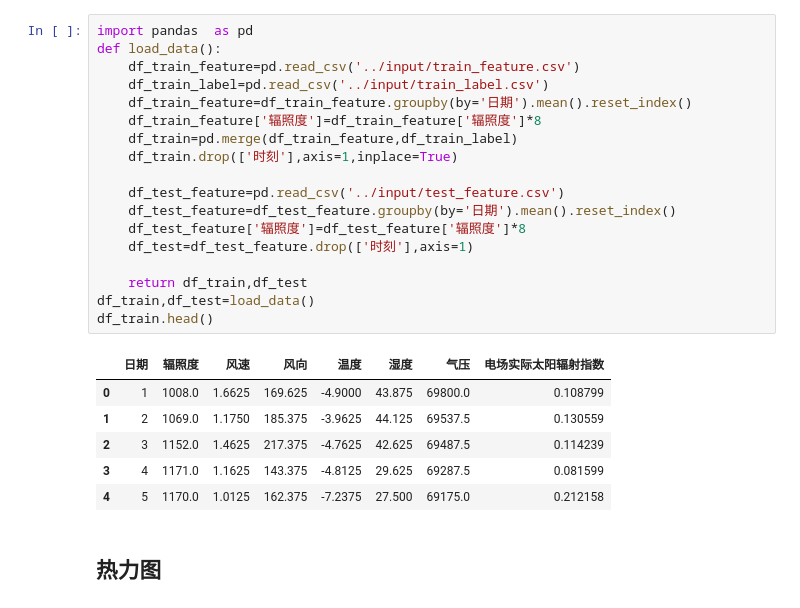
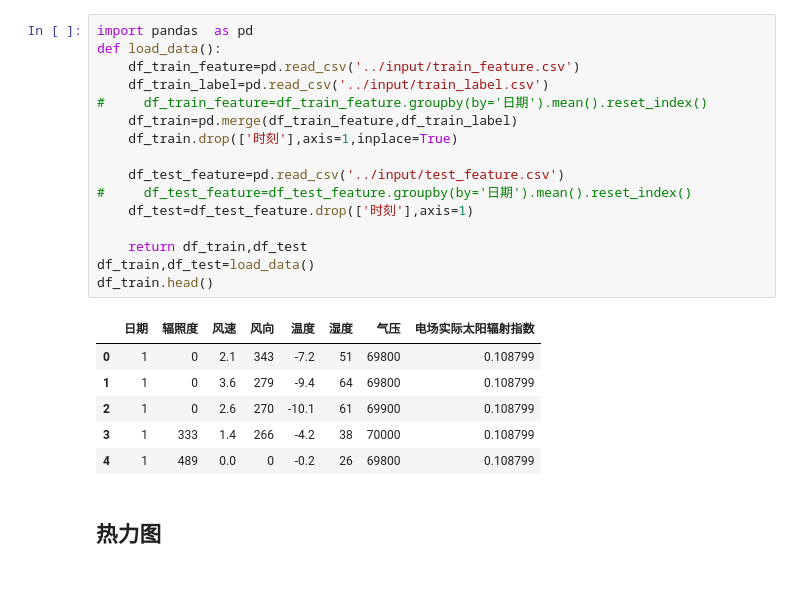
Before and after one commit to yanqiangmiffy/solar-radiation-index, a Jupyter notebook: notes/数据分析.ipynb, the cells around one changed output. Drawn from its saved outputs; the diff is of its cells as text.

```diff
--- a/notes/数据分析.ipynb
+++ b/notes/数据分析.ipynb
@@ -1,28 +1,26 @@
 # %%
 import pandas  as pd
 def load_data():
     df_train_feature=pd.read_csv('../input/train_feature.csv')
     df_train_label=pd.read_csv('../input/train_label.csv')
-    df_train_feature=df_train_feature.groupby(by='日期').mean().reset_index()
-    df_train_feature['辐照度']=df_train_feature['辐照度']*8
+#     df_train_feature=df_train_feature.groupby(by='日期').mean().reset_index()
     df_train=pd.merge(df_train_feature,df_train_label)
     df_train.drop(['时刻'],axis=1,inplace=True)
 
     df_test_feature=pd.read_csv('../input/test_feature.csv')
-    df_test_feature=df_test_feature.groupby(by='日期').mean().reset_index()
-    df_test_feature['辐照度']=df_test_feature['辐照度']*8
+#     df_test_feature=df_test_feature.groupby(by='日期').mean().reset_index()
     df_test=df_test_feature.drop(['时刻'],axis=1)
 
     return df_train,df_test
 df_train,df_test=load_data()
 df_train.head()
 # %% [output]
 |  | 日期 | 辐照度 | 风速 | 风向 | 温度 | 湿度 | 气压 | 电场实际太阳辐射指数 |
-| 0 | 1 | 1008.0 | 1.6625 | 169.625 | -4.9000 | 43.875 | 69800.0 | 0.108799 |
-| 1 | 2 | 1069.0 | 1.1750 | 185.375 | -3.9625 | 44.125 | 69537.5 | 0.130559 |
-| 2 | 3 | 1152.0 | 1.4625 | 217.375 | -4.7625 | 42.625 | 69487.5 | 0.114239 |
-| 3 | 4 | 1171.0 | 1.1625 | 143.375 | -4.8125 | 29.625 | 69287.5 | 0.081599 |
-| 4 | 5 | 1170.0 | 1.0125 | 162.375 | -7.2375 | 27.500 | 69175.0 | 0.212158 |
+| 0 | 1 | 0 | 2.1 | 343 | -7.2 | 51 | 69800 | 0.108799 |
+| 1 | 1 | 0 | 3.6 | 279 | -9.4 | 64 | 69800 | 0.108799 |
+| 2 | 1 | 0 | 2.6 | 270 | -10.1 | 61 | 69900 | 0.108799 |
+| 3 | 1 | 333 | 1.4 | 266 | -4.2 | 38 | 70000 | 0.108799 |
+| 4 | 1 | 489 | 0.0 | 0 | -0.2 | 26 | 69800 | 0.108799 |
 # %% [markdown]
 ## 热力图
 # %%
```
Also changed, not shown: parts of 12 cells of this notebook, 5 other files.
